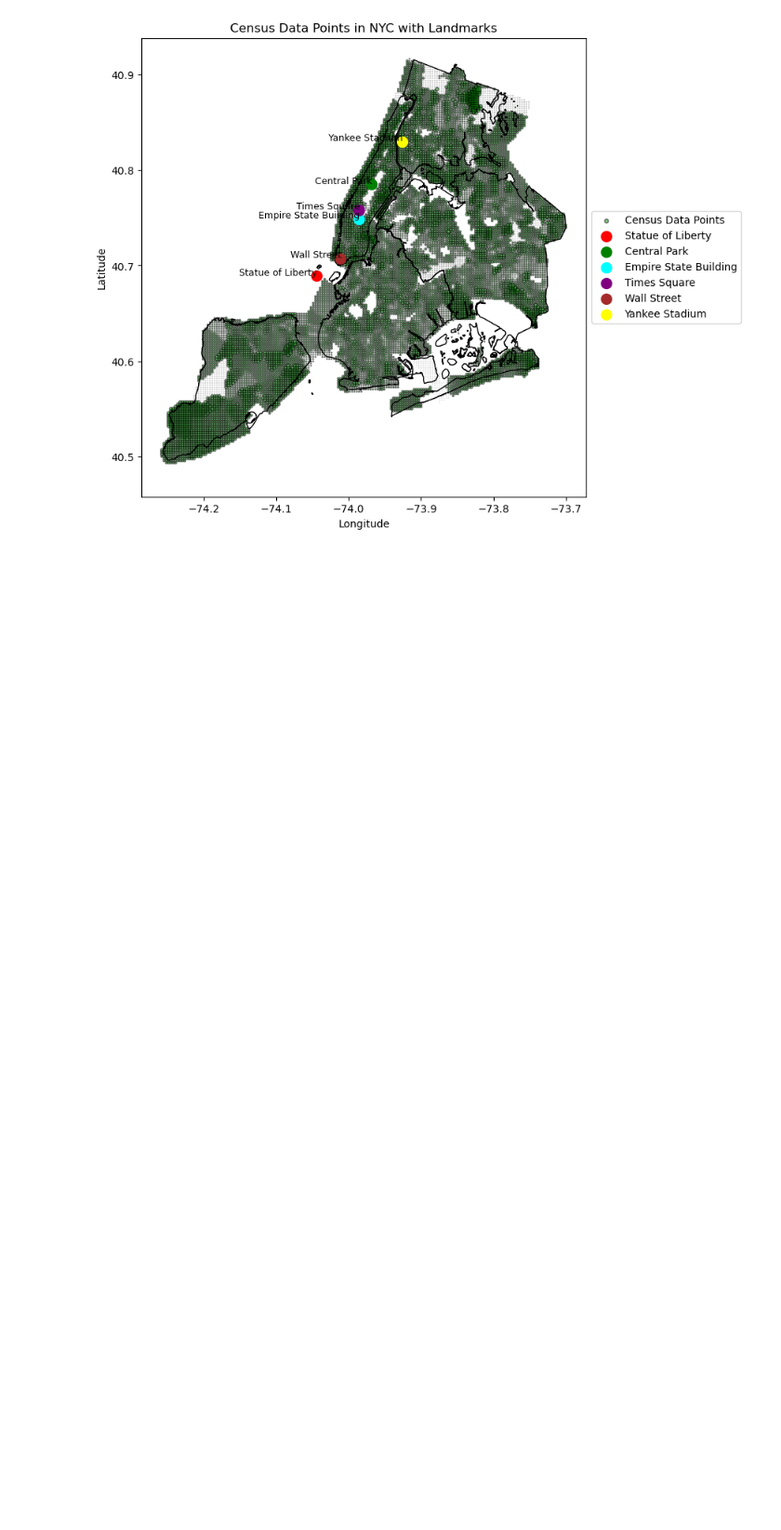
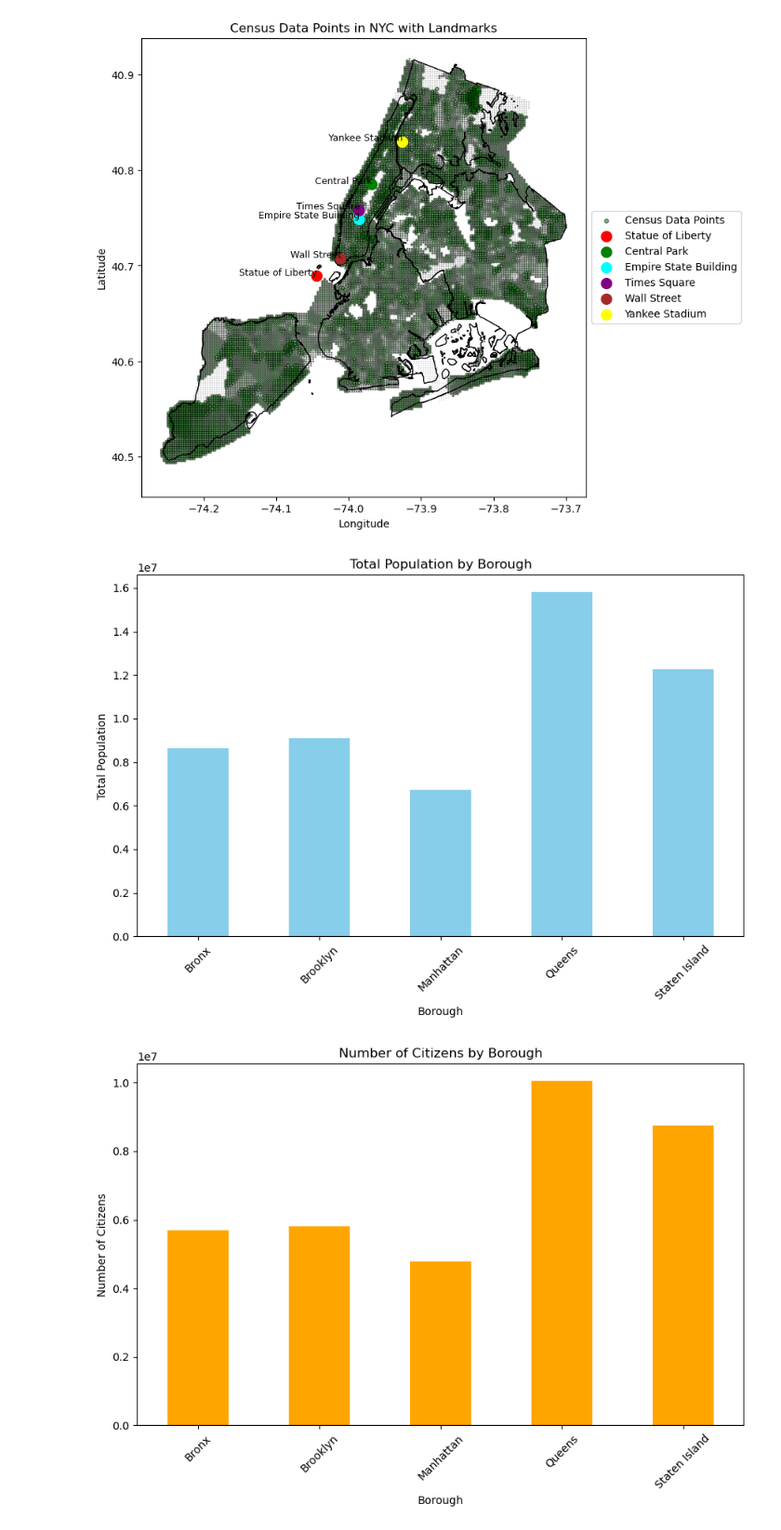
Before and after one commit to rudedoc/data-analytics, a Jupyter notebook: scripts/NYC Census Data Exploration.ipynb, the cells around one changed output. Shown at 93% size. Saved outputs shown, nothing was run; the diff lists cells and outputs as text; code cells hidden in the pictures; blank space fills up the shorter version.

```diff
--- a/scripts/NYC Census Data Exploration.ipynb
+++ b/scripts/NYC Census Data Exploration.ipynb
@@ -72,3 +82,33 @@ plt.legend(loc='center left', bbox_to_anchor=(1, 0.5))
 plt.show()
 # %% [output]
 [figure]
+# %%
+import pandas as pd
+import matplotlib.pyplot as plt
+
+# Group by Borough and sum the relevant columns
+borough_summary = initial_df.groupby('Borough').sum()
+
+# Plot Total Population by Borough
+plt.figure(figsize=(10, 6))
+borough_summary['TotalPop'].plot(kind='bar', color='skyblue')
+plt.title('Total Population by Borough')
+plt.xlabel('Borough')
+plt.ylabel('Total Population')
+plt.xticks(rotation=45)
+plt.show()
+
+# Plot Number of Men by Borough
+plt.figure(figsize=(10, 6))
+borough_summary['Citizen'].plot(kind='bar', color='orange')
+plt.title('Number of Citizens by Borough')
+plt.xlabel('Borough')
+plt.ylabel('Number of Citizens')
+plt.xticks(rotation=45)
+plt.show()
+
+
+# Add more bar charts for other metrics as needed
+# %% [output]
+[figure, added]
+[figure, added]
```
Also changed, not shown: parts of 2 cells of this notebook, 1 other file.
